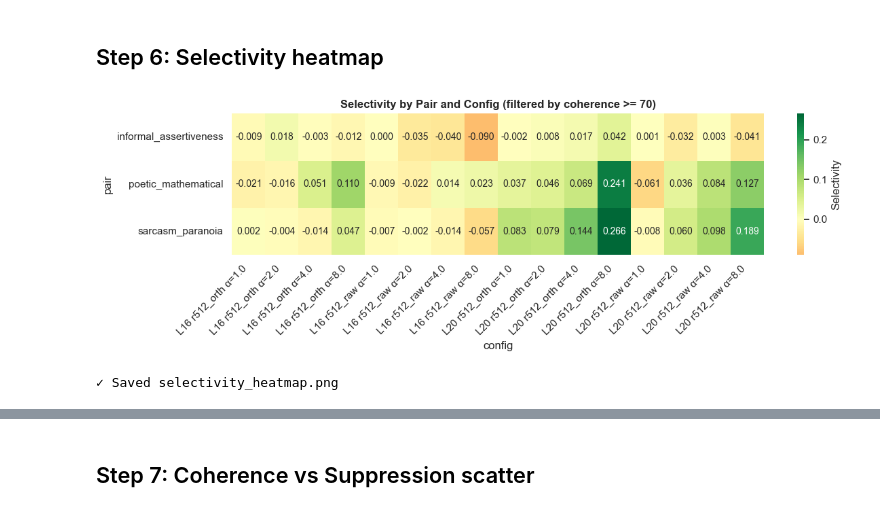
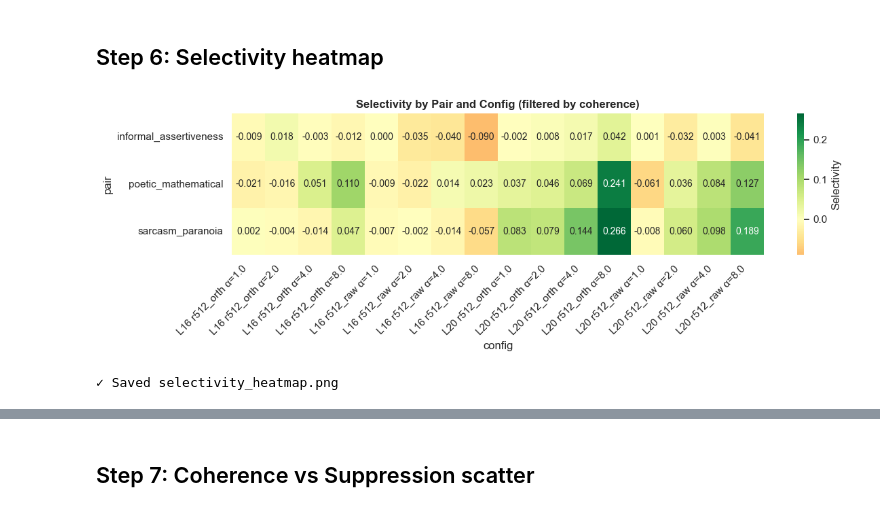
Before and after one commit to Ayesha-Imr/IP-Cross-Trait, a Jupyter notebook: notebooks/pilot_steered_ft_config_selection.ipynb, the cells around one changed output, grey strips where cells are left out. Drawn from its saved outputs; the diff is of its cells as text; code cells hidden in the pictures.

```diff
--- a/notebooks/pilot_steered_ft_config_selection.ipynb
+++ b/notebooks/pilot_steered_ft_config_selection.ipynb
@@ -394,28 +394,28 @@ if config_df is not None:
 # %%
 if config_df is not None:
     # Heatmap: pair x config, colored by selectivity
 
     # Create a pivot-like structure for visualization
     pivot_data = []
 
     for _, row in config_df_filtered.iterrows():
         config_str = f"L{int(row['layer'])} {row['variant']} α={row['alpha']:.1f}"
         pivot_data.append({
             "pair": row["pair"],
             "config": config_str,
             "selectivity": row["selectivity"],
         })
 
     pivot_df = pd.DataFrame(pivot_data).pivot(index="pair", columns="config", values="selectivity")
 
     fig, ax = plt.subplots(figsize=(12, 4))
     sns.heatmap(pivot_df, annot=True, fmt=".3f", cmap="RdYlGn", center=0, ax=ax, cbar_kws={"label": "Selectivity"})
-    ax.set_title("Selectivity by Pair and Config (filtered by coherence >= 70)", fontsize=12, fontweight="bold")
+    ax.set_title("Selectivity by Pair and Config (filtered by coherence)", fontsize=12, fontweight="bold")
     plt.xticks(rotation=45, ha="right")
     plt.tight_layout()
     plt.savefig(RESULTS_DIR / "selectivity_heatmap.png", dpi=150, bbox_inches="tight")
     plt.show()
     print("✓ Saved selectivity_heatmap.png")
 # %% [output]
-[figure, old version]
+[figure, new version]
 ✓ Saved selectivity_heatmap.png
```
Also changed, not shown: parts of 7 cells of this notebook.
